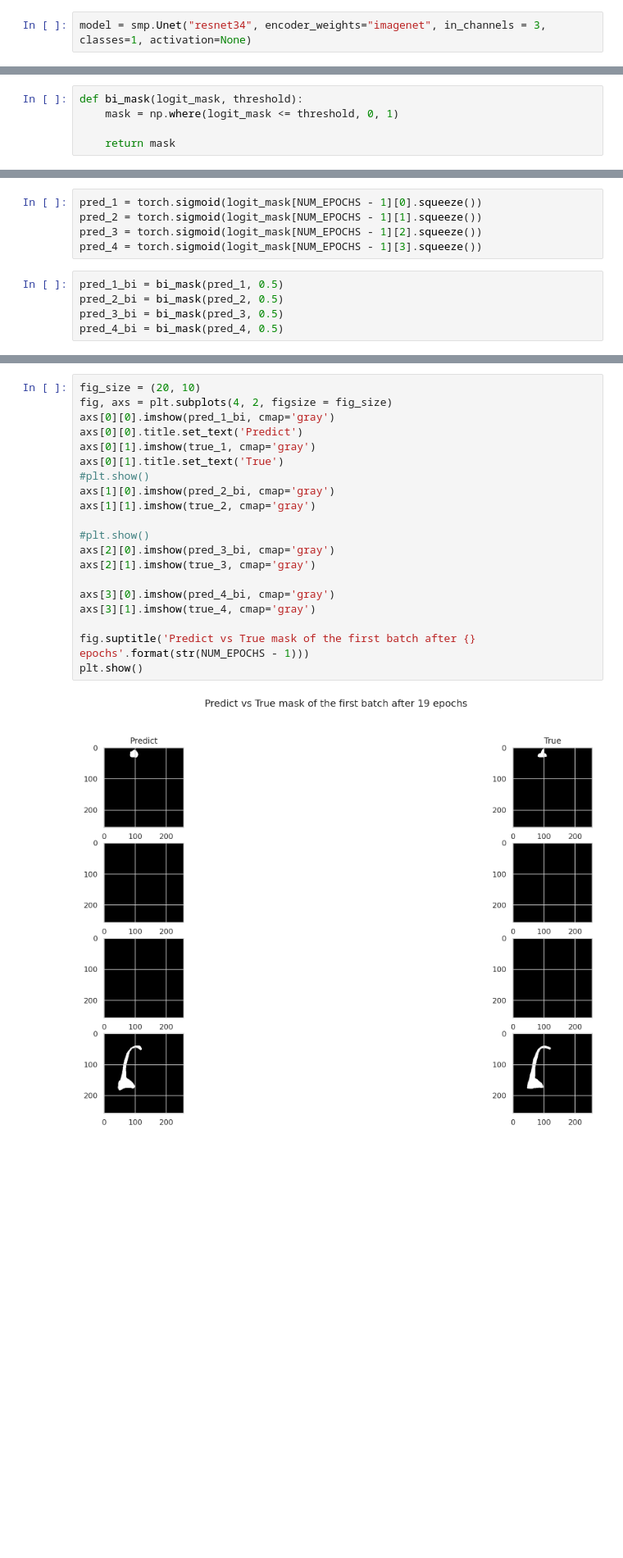
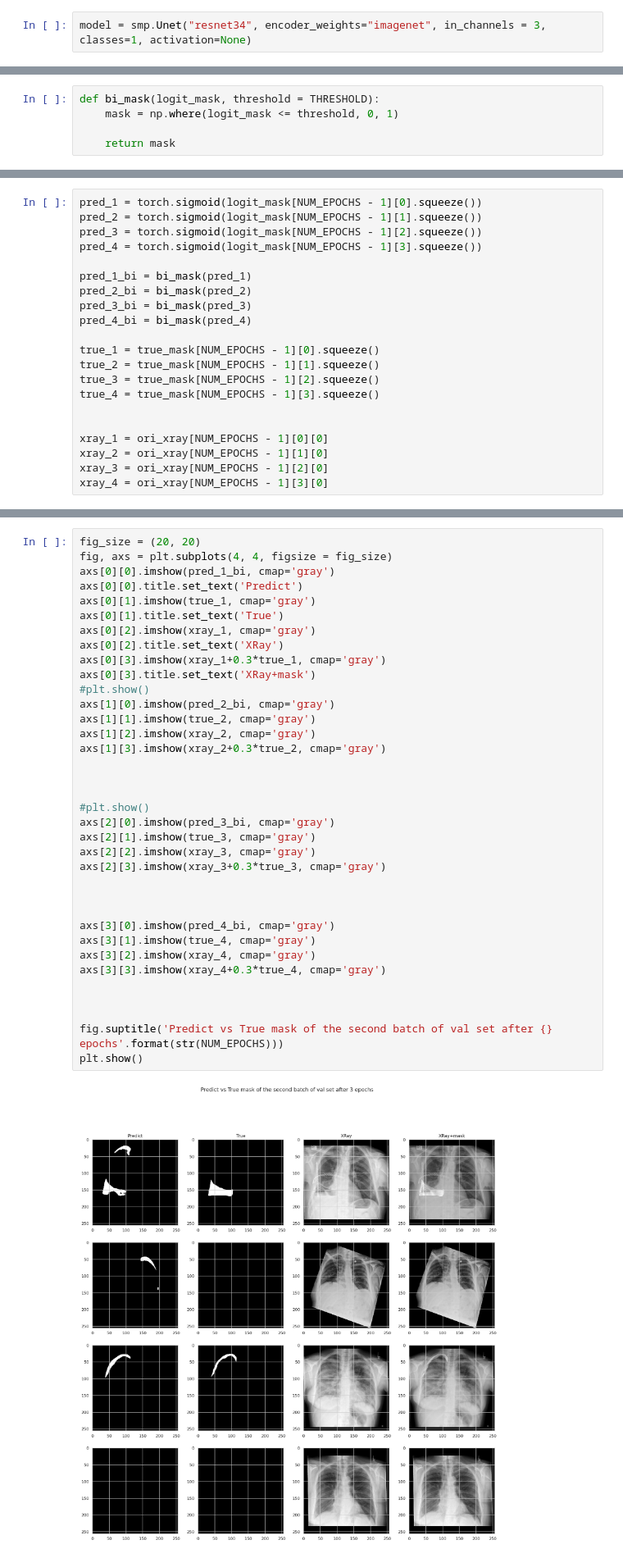
Before and after one commit to Angela-Wang111/DSC-180B-Project, a Jupyter notebook: Train_Unet.ipynb, the cells around one changed output, grey strips where cells are left out. Shown at 82% size. Drawn from its saved outputs; the diff is of its cells as text; blank space fills up the shorter version.

```diff
--- a/Train_Unet.ipynb
+++ b/Train_Unet.ipynb
@@ -296,5 +365,5 @@ plot_both_loss(train_loss, val_loss, 'resnet34+unet', str(RESOLUTION))
 # %%
-def bi_mask(logit_mask, threshold):
+def bi_mask(logit_mask, threshold = THRESHOLD):
     mask = np.where(logit_mask <= threshold, 0, 1)
 
     return mask
@@ -303,8 +376,19 @@ pred_1 = torch.sigmoid(logit_mask[NUM_EPOCHS - 1][0].squeeze())
 pred_2 = torch.sigmoid(logit_mask[NUM_EPOCHS - 1][1].squeeze())
 pred_3 = torch.sigmoid(logit_mask[NUM_EPOCHS - 1][2].squeeze())
 pred_4 = torch.sigmoid(logit_mask[NUM_EPOCHS - 1][3].squeeze())
+
+pred_1_bi = bi_mask(pred_1)
+pred_2_bi = bi_mask(pred_2)
+pred_3_bi = bi_mask(pred_3)
+pred_4_bi = bi_mask(pred_4)
+
+true_1 = true_mask[NUM_EPOCHS - 1][0].squeeze()
+true_2 = true_mask[NUM_EPOCHS - 1][1].squeeze()
+true_3 = true_mask[NUM_EPOCHS - 1][2].squeeze()
+true_4 = true_mask[NUM_EPOCHS - 1][3].squeeze()
+
+
+xray_1 = ori_xray[NUM_EPOCHS - 1][0][0]
+xray_2 = ori_xray[NUM_EPOCHS - 1][1][0]
+xray_3 = ori_xray[NUM_EPOCHS - 1][2][0]
+xray_4 = ori_xray[NUM_EPOCHS - 1][3][0]
-# %%
-pred_1_bi = bi_mask(pred_1, 0.5)
-pred_2_bi = bi_mask(pred_2, 0.5)
-pred_3_bi = bi_mask(pred_3, 0.5)
-pred_4_bi = bi_mask(pred_4, 0.5)
@@ -316,22 +395,38 @@ true_4 = true_mask[NUM_EPOCHS - 1][3].squeeze()
 # %%
-fig_size = (20, 10)
-fig, axs = plt.subplots(4, 2, figsize = fig_size)
+fig_size = (20, 20)
+fig, axs = plt.subplots(4, 4, figsize = fig_size)
 axs[0][0].imshow(pred_1_bi, cmap='gray')
 axs[0][0].title.set_text('Predict')
 axs[0][1].imshow(true_1, cmap='gray')
 axs[0][1].title.set_text('True')
+axs[0][2].imshow(xray_1, cmap='gray')
+axs[0][2].title.set_text('XRay')
+axs[0][3].imshow(xray_1+0.3*true_1, cmap='gray')
+axs[0][3].title.set_text('XRay+mask')
 #plt.show()
 axs[1][0].imshow(pred_2_bi, cmap='gray')
 axs[1][1].imshow(true_2, cmap='gray')
+axs[1][2].imshow(xray_2, cmap='gray')
+axs[1][3].imshow(xray_2+0.3*true_2, cmap='gray')
+
+
 
 #plt.show()
 axs[2][0].imshow(pred_3_bi, cmap='gray')
 axs[2][1].imshow(true_3, cmap='gray')
+axs[2][2].imshow(xray_3, cmap='gray')
+axs[2][3].imshow(xray_3+0.3*true_3, cmap='gray')
+
+
 
 axs[3][0].imshow(pred_4_bi, cmap='gray')
 axs[3][1].imshow(true_4, cmap='gray')
+axs[3][2].imshow(xray_4, cmap='gray')
+axs[3][3].imshow(xray_4+0.3*true_4, cmap='gray')
 
-fig.suptitle('Predict vs True mask of the first batch after {} epochs'.format(str(NUM_EPOCHS - 1)))
+
+
+fig.suptitle('Predict vs True mask of the second batch of val set after {} epochs'.format(str(NUM_EPOCHS)))
 plt.show()
 # %% [output]
-[figure, old version]
+[figure, new version]
```
Also changed, not shown: parts of 13 cells of this notebook, 2 other files.
